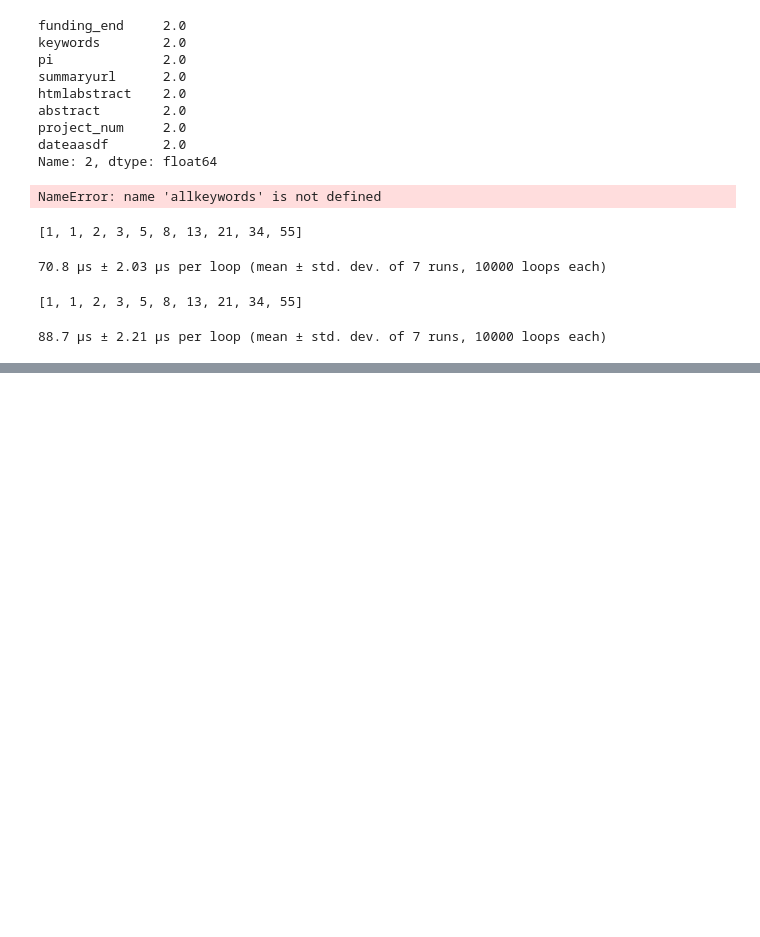
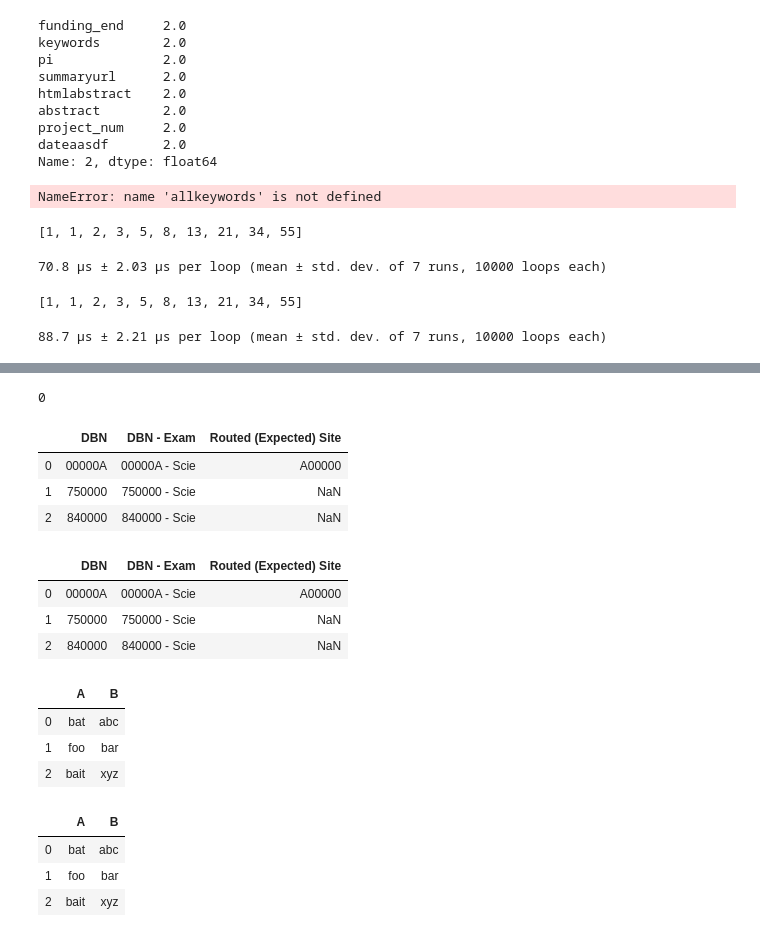
Before and after one commit to callinSwitzer/GarbageCollector, a Jupyter notebook: StackOverflowQuestions.ipynb, the cells around one changed output, grey strips where cells are left out. Cells and saved outputs as stored; diff of their text form; code cells hidden in the pictures; blank space fills up the shorter version.

```diff
--- a/StackOverflowQuestions.ipynb
+++ b/StackOverflowQuestions.ipynb
@@ -1154,0 +1282,40 @@ Fibonacci2(1000)
+# %%
+aa
+# %% [output]
+0
+# %%
+import pandas as pd
+import numpy as np
+df = pd.DataFrame({"DBN": ["00000A", "750000", "840000"],
+                  "DBN - Exam": ["00000A - Scie", "750000 - Scie", "840000 - Scie"],
+                  "Routed (Expected) Site": ["A00000", np.nan, np.nan]})
+# %%
+df
+# %% [output]
+|  | DBN | DBN - Exam | Routed (Expected) Site |
+| 0 | 00000A | 00000A - Scie | A00000 |
+| 1 | 750000 | 750000 - Scie | NaN |
+| 2 | 840000 | 840000 - Scie | NaN |
+# %%
+df.replace({'DBN - Exam':"750000 - Scie"}, {'Routed (Expected) Site': '100'}, regex=True)
+# %% [output]
+|  | DBN | DBN - Exam | Routed (Expected) Site |
+| 0 | 00000A | 00000A - Scie | A00000 |
+| 1 | 750000 | 750000 - Scie | NaN |
+| 2 | 840000 | 840000 - Scie | NaN |
+# %%
+df = pd.DataFrame({'A': ['bat', 'foo', 'bait'],
+                    'B': ['abc', 'bar', 'xyz']})
+df
+# %% [output]
+|  | A | B |
+| 0 | bat | abc |
+| 1 | foo | bar |
+| 2 | bait | xyz |
+# %%
+df.replace({'A': r'^ba.$'}, {'B': 'new'}, regex=True)
+# %% [output]
+|  | A | B |
+| 0 | bat | abc |
+| 1 | foo | bar |
+| 2 | bait | xyz |
```
Also changed, not shown: parts of 15 cells of this notebook, 3 other files.
